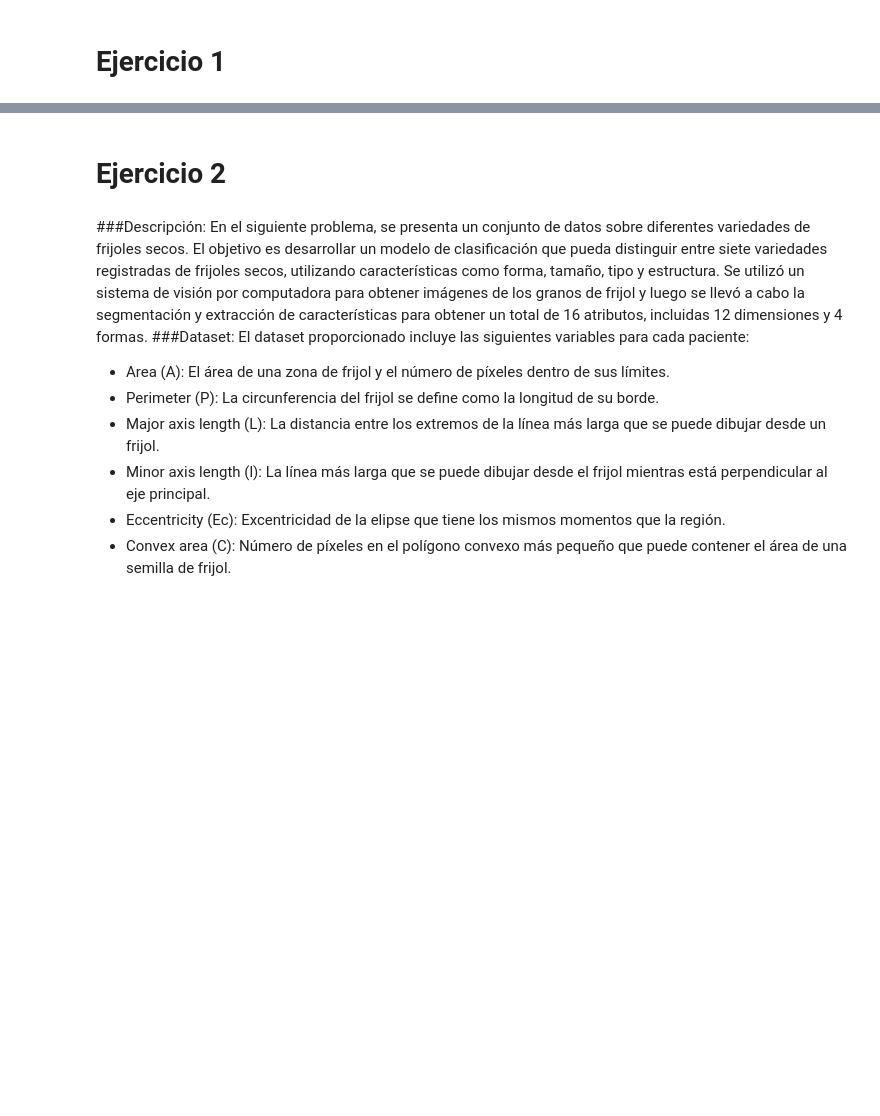
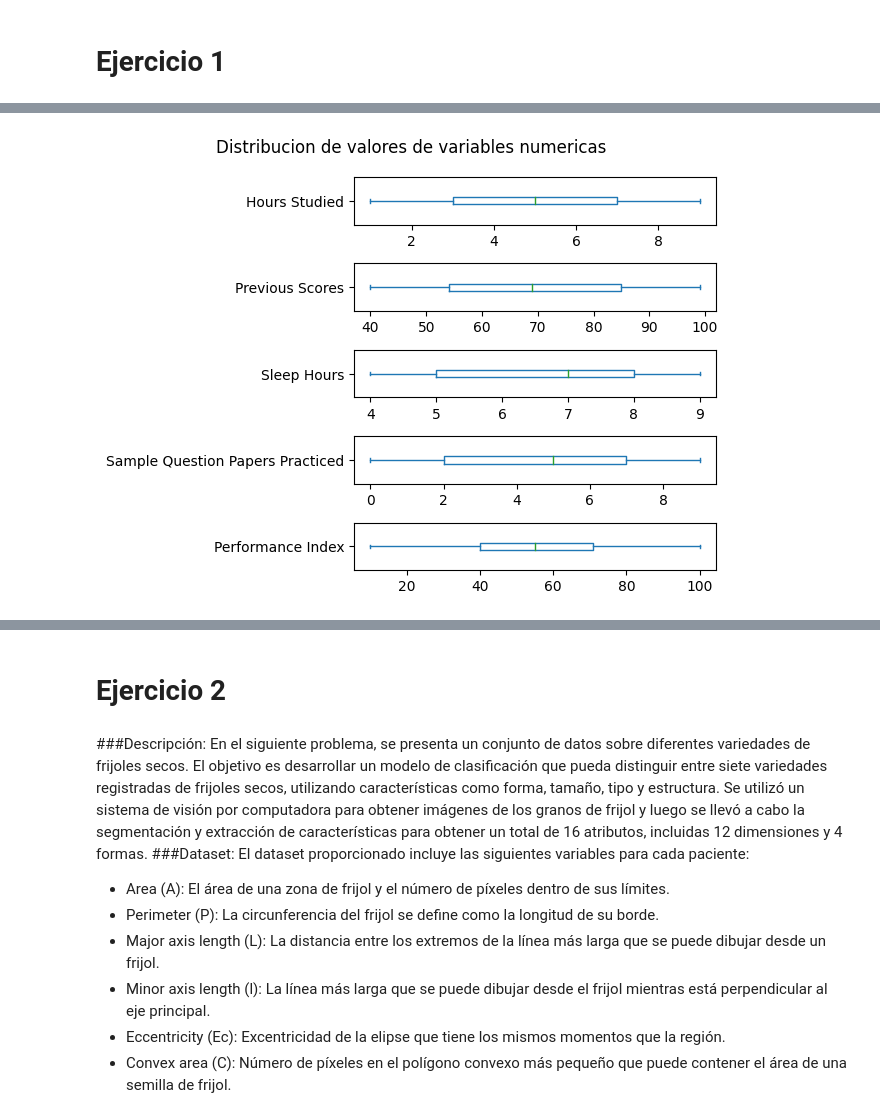
Before and after one commit to facunob/tp-aa2, a Jupyter notebook: tp_aa2.ipynb, the cells around one changed output, grey strips where cells are left out. Drawn from its saved outputs; the diff is of its cells as text; code cells hidden in the pictures; blank space fills up the shorter version.

```diff
--- a/tp_aa2.ipynb
+++ b/tp_aa2.ipynb
@@ -254,0 +225,6 @@ MAPE: 0.07
+# %%
+df1.drop(columns=["Extracurricular Activities"]).plot.box(vert=False, subplots=True, layout=(-1,1), sharex=False, title="Distribucion de valores de variables numericas")
+plt.tight_layout()
+plt.show()
+# %% [output]
+[figure, added]
```
Also changed, not shown: parts of 51 cells of this notebook.
